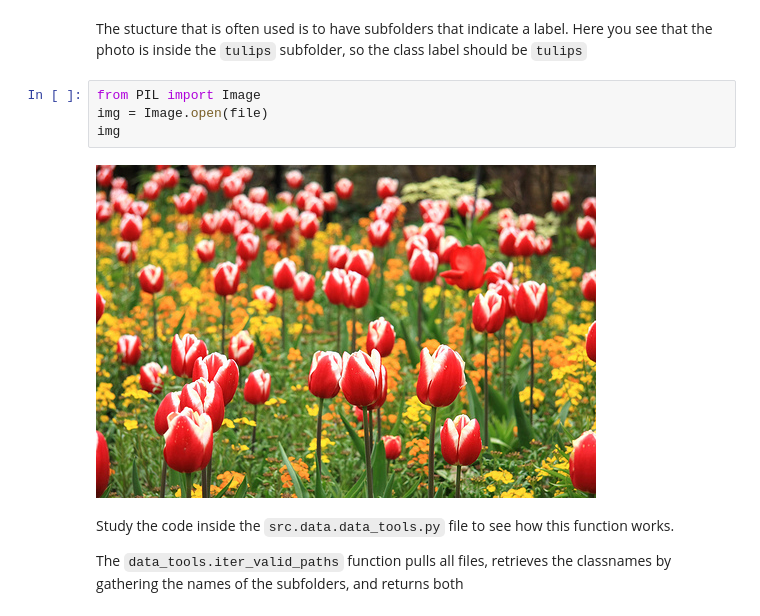
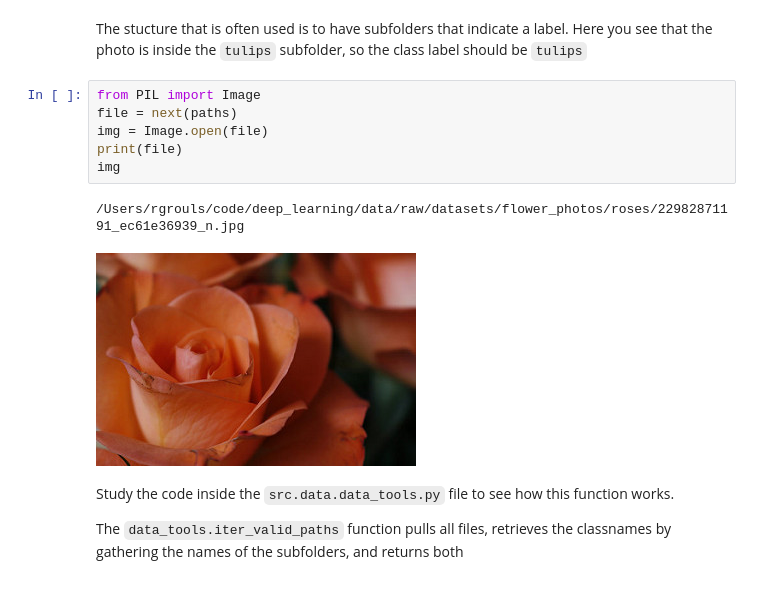
Before and after one commit to raoulg/MADS-MachineLearning-course, a Jupyter notebook: notebooks/1_pytroch_intro/03_dataloader.ipynb, the cells around one changed output. Saved outputs shown, nothing was run; the diff lists cells and outputs as text.

```diff
--- a/notebooks/1_pytroch_intro/03_dataloader.ipynb
+++ b/notebooks/1_pytroch_intro/03_dataloader.ipynb
@@ -56,10 +59,13 @@ PosixPath('/home/rgrouls/code/deep_learning/data/raw/datasets/flower_photos/tuli
 The stucture that is often used is to have subfolders that indicate a label. Here you see that the photo is inside the `tulips` subfolder, so the class label should be `tulips`
 # %%
 from PIL import Image
+file = next(paths)
 img = Image.open(file)
+print(file)
 img
 # %% [output]
+/Users/rgrouls/code/deep_learning/data/raw/datasets/flower_photos/roses/22982871191_ec61e36939_n.jpg
-[figure, old version]
+[figure, new version]
 # %% [markdown]
 Study the code inside the `src.data.data_tools.py` file to see how this function works.
 
```
Also changed, not shown: parts of 10 cells of this notebook, 9 other files.
